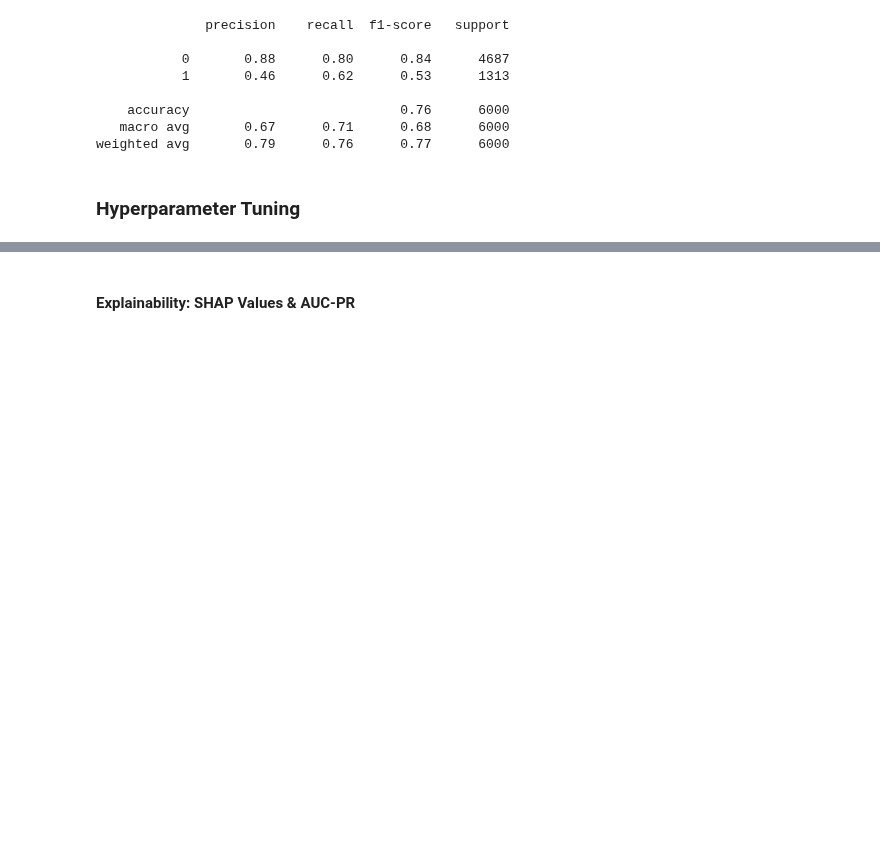
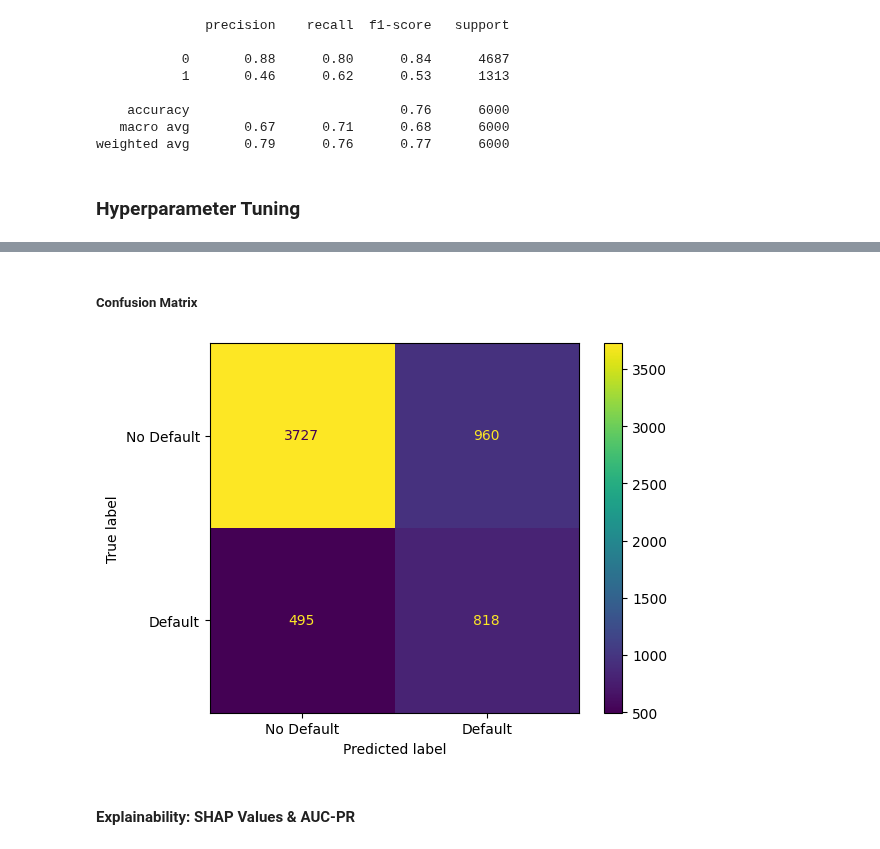
Before and after one commit to mychellehale/creditlens, a Jupyter notebook: notebooks/xgboost_uci_credit.ipynb, the cells around one changed output, grey strips where cells are left out. Saved outputs shown, nothing was run; the diff lists cells and outputs as text; code cells hidden in the pictures; blank space fills up the shorter version.

```diff
--- a/notebooks/xgboost_uci_credit.ipynb
+++ b/notebooks/xgboost_uci_credit.ipynb
@@ -575,6 +594,16 @@ weighted avg       0.79      0.75      0.77      6000
     accuracy                           0.76      6000
    macro avg       0.67      0.71      0.68      6000
 weighted avg       0.79      0.76      0.77      6000
+# %% [markdown]
+##### Confusion Matrix
+# %%
+y_pred_cgb = cgb_model_tuned.predict(X_test)
+cgb_cm = confusion_matrix(y_test, y_pred_cgb)
+disp = ConfusionMatrixDisplay(confusion_matrix=cgb_cm, display_labels=['No Default','Default'])
+disp.plot()
+plt.show()
+# %% [output]
+[figure, added]
 # %% [markdown]
 #### Explainability: SHAP Values & AUC-PR
 # %%
```
Also changed, not shown: parts of 25 cells of this notebook, 2 other files.
